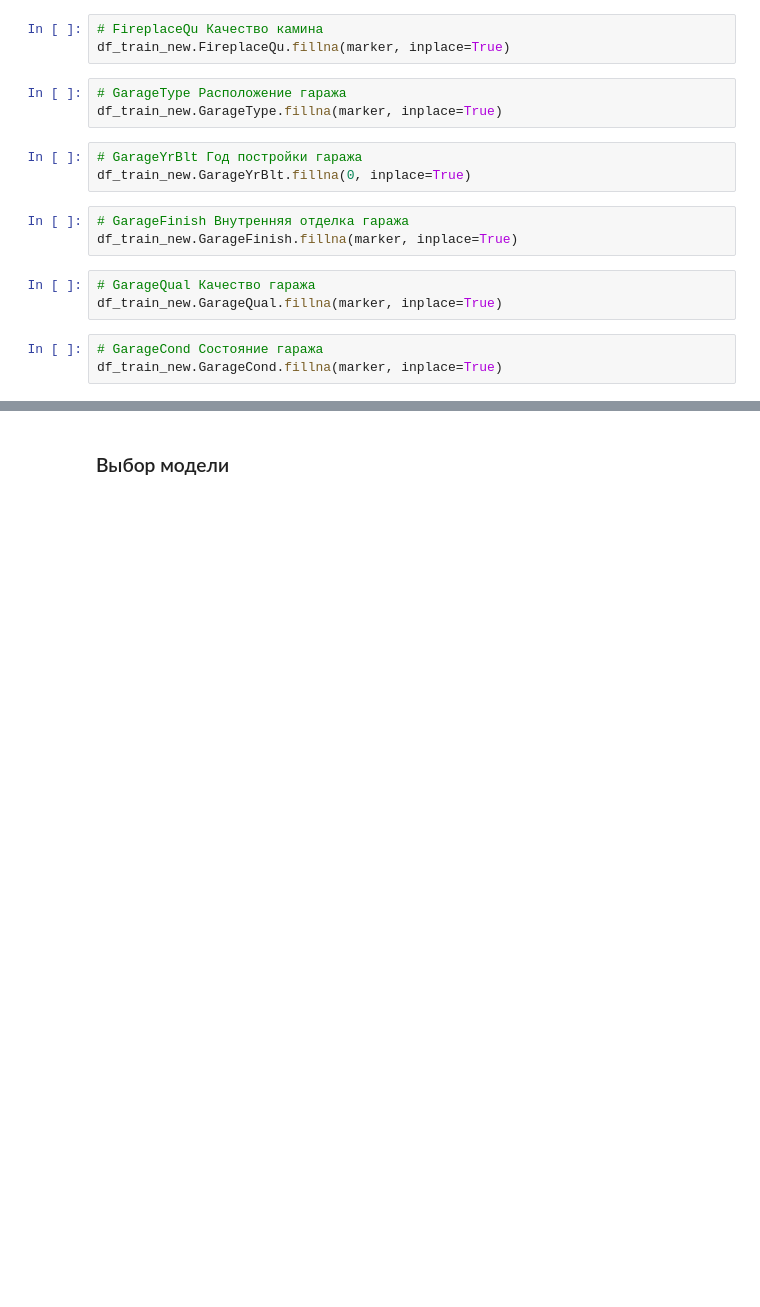
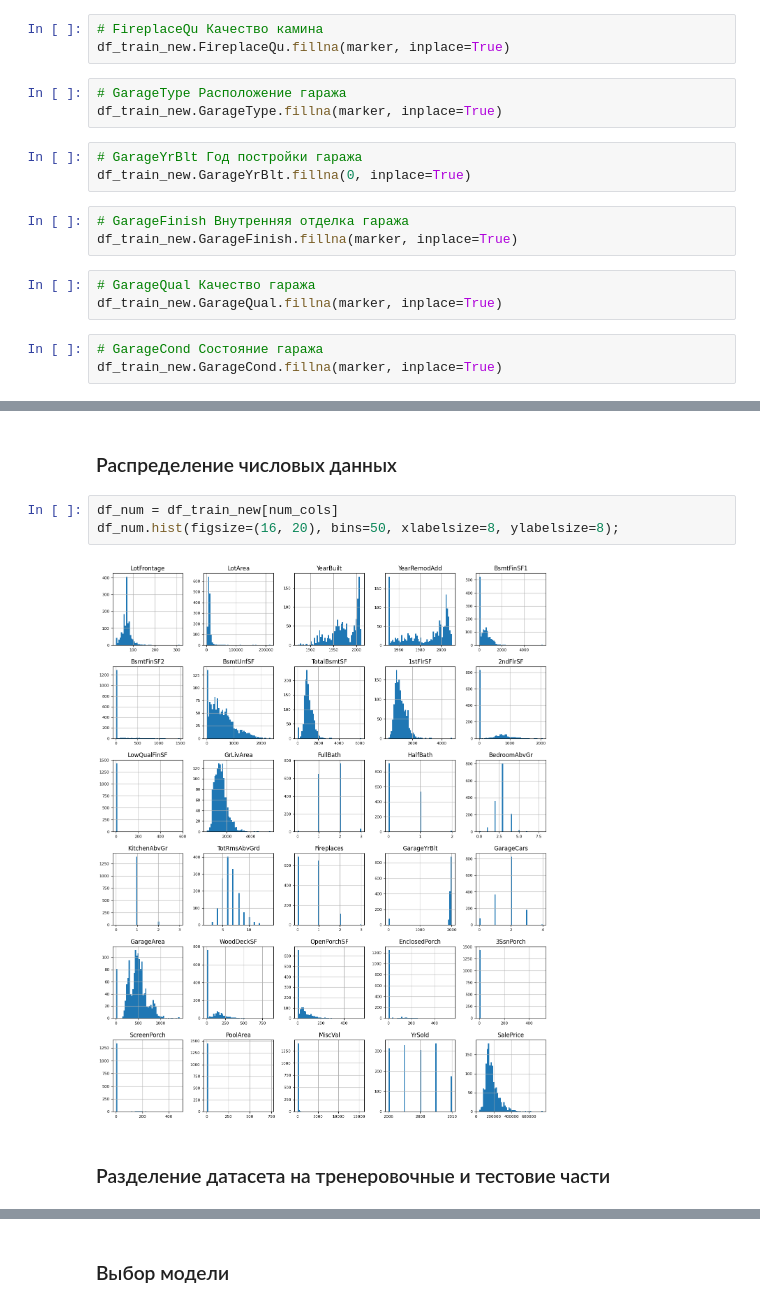
Before and after one commit to KhachKara/kaggle_projects, a Jupyter notebook: house-prices-advanced-regression-techniques/house-prices-advanced-regression-techniques_khach.ipynb, the cells around one changed output, grey strips where cells are left out. Cells and saved outputs as stored; diff of their text form; blank space fills up the shorter version.

```diff
--- a/house-prices-advanced-regression-techniques/house-prices-advanced-regression-techniques_khach.ipynb
+++ b/house-prices-advanced-regression-techniques/house-prices-advanced-regression-techniques_khach.ipynb
@@ -187,0 +210,9 @@ df_train_new.GarageCond.fillna(marker, inplace=True)
+# %% [markdown]
+### Распределение числовых данных
+# %%
+df_num = df_train_new[num_cols]
+df_num.hist(figsize=(16, 20), bins=50, xlabelsize=8, ylabelsize=8);
+# %% [output]
+[figure, added]
+# %% [markdown]
+### Разделение датасета на тренеровочные и тестовие части
```
Also changed, not shown: parts of 10 cells of this notebook, 1 other file.
